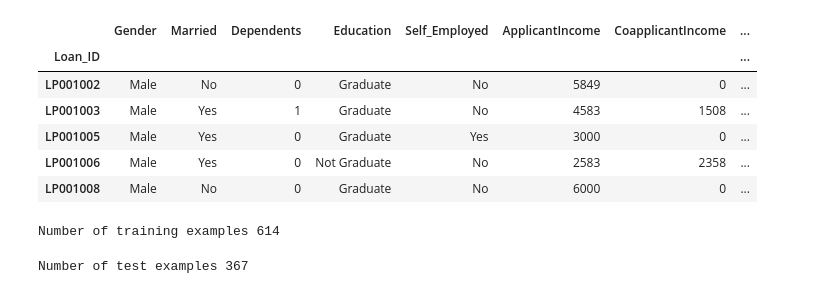
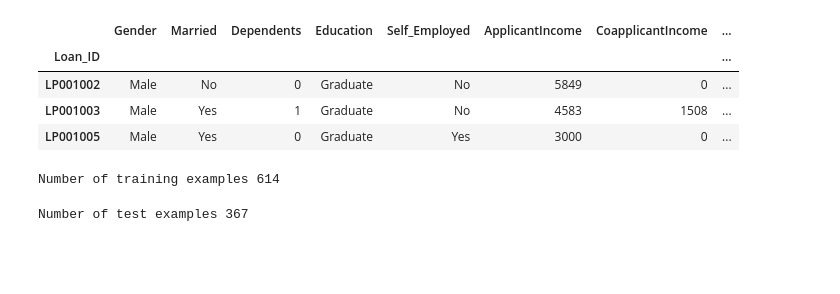
Before and after one commit to numb3r33/av-practice, a Jupyter notebook: Loan_Prediction.ipynb, the cells around one changed output. Drawn from its saved outputs; the diff is of its cells as text; code cells hidden in the pictures; blank space fills up the shorter version.

```diff
--- a/Loan_Prediction.ipynb
+++ b/Loan_Prediction.ipynb
@@ -41,15 +35,13 @@ loan_train = pd.read_csv('./data/train_u6lujuX.csv', index_col='Loan_ID')
 loan_test = pd.read_csv('./data/test_Y3wMUE5.csv', index_col='Loan_ID')
 # %%
 # take a sneak peak at some of the examples
-loan_train.head()
+loan_train.head(3)
 # %% [output]
 |  | Gender | Married | Dependents | Education | Self_Employed | ApplicantIncome | CoapplicantIncome | ... |
 | Loan_ID |  |  |  |  |  |  |  | ... |
 | LP001002 | Male | No | 0 | Graduate | No | 5849 | 0 | ... |
 | LP001003 | Male | Yes | 1 | Graduate | No | 4583 | 1508 | ... |
 | LP001005 | Male | Yes | 0 | Graduate | Yes | 3000 | 0 | ... |
-| LP001006 | Male | Yes | 0 | Not Graduate | No | 2583 | 2358 | ... |
-| LP001008 | Male | No | 0 | Graduate | No | 6000 | 0 | ... |
 # %%
 # number of training examples
 print 'Number of training examples {0} '.format(loan_train.shape[0])
```
Also changed, not shown: parts of 113 cells of this notebook.
